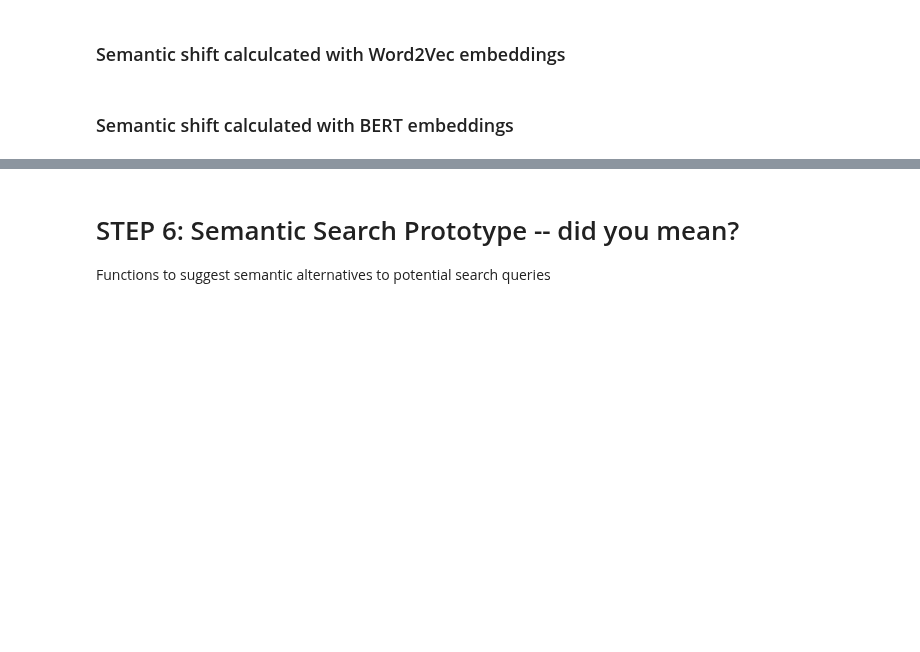
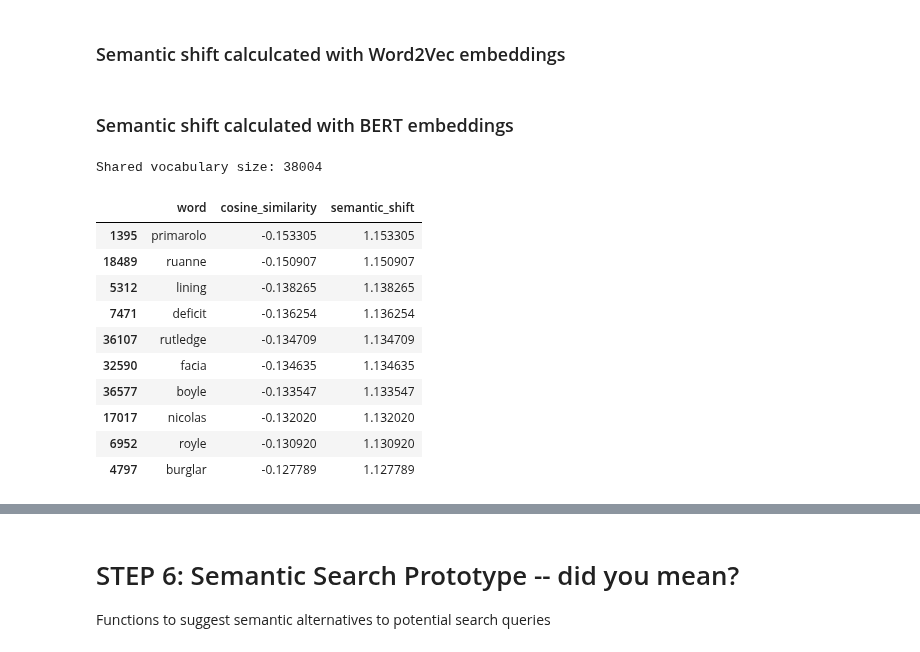
Before and after one commit to nationalarchives/ds-caselaw-semantic-shift, a Jupyter notebook: semantic_shift_v0.ipynb, the cells around one changed output, grey strips where cells are left out. Cells and saved outputs as stored; diff of their text form; code cells hidden in the pictures; blank space fills up the shorter version.

```diff
--- a/semantic_shift_v0.ipynb
+++ b/semantic_shift_v0.ipynb
@@ -543,5 +578,0 @@ fcl_word_embeddings = {
-# %%
-import pickle
-
-with open('/Users/caitlinwilson/Scripts_Local/fcl_bert_finetuned_embeddings.pkl', 'wb') as f:
-    pickle.dump(fcl_word_embeddings, f)
@@ -635,32 +775,45 @@ print(w2v_shift_table)
 # %% [markdown]
 ### Semantic shift calculated with BERT embeddings
 # %%
-with open("fcl_word_embeddings_finetuned.pkl", "rb") as f:
+with open("./embeddings/fcl_bert_ft_embeddings.pkl", "rb") as f:
     fcl_embeddings = pickle.load(f)
 
-with open("bnc_bert_embeddings.pkl", "rb") as f:
+with open("./embeddings/bnc_bert_embeddings.pkl", "rb") as f:
     bnc_embeddings = pickle.load(f)
 
 shared_vocab = list(set(fcl_embeddings.keys()) & set(bnc_embeddings.keys()))
 print(f"Shared vocabulary size: {len(shared_vocab)}")
 
 rows = []
 
 for word in shared_vocab:
     vec_fcl = fcl_embeddings[word]
     vec_bnc = bnc_embeddings[word]
 
     cos_sim = cosine_similarity([vec_fcl], [vec_bnc])[0][0]
     shift_score = 1 - cos_sim  # Higher = more shift
 
     rows.append({
         "word": word,
         "cosine_similarity": cos_sim,
         "semantic_shift": shift_score
     })
 
 shift_df = pd.DataFrame(rows).sort_values(by="semantic_shift", ascending=False)
 shift_df.head(10)
+# %% [output]
+Shared vocabulary size: 38004
+|  | word | cosine_similarity | semantic_shift |
+| 1395 | primarolo | -0.153305 | 1.153305 |
+| 18489 | ruanne | -0.150907 | 1.150907 |
+| 5312 | lining | -0.138265 | 1.138265 |
+| 7471 | deficit | -0.136254 | 1.136254 |
+| 36107 | rutledge | -0.134709 | 1.134709 |
+| 32590 | facia | -0.134635 | 1.134635 |
+| 36577 | boyle | -0.133547 | 1.133547 |
+| 17017 | nicolas | -0.132020 | 1.132020 |
+| 6952 | royle | -0.130920 | 1.130920 |
+| 4797 | burglar | -0.127789 | 1.127789 |
 # %%
 # visualise as dataframe
 top_words = shift_df.head(20).set_index("word")
```
Also changed, not shown: parts of 33 cells of this notebook.
